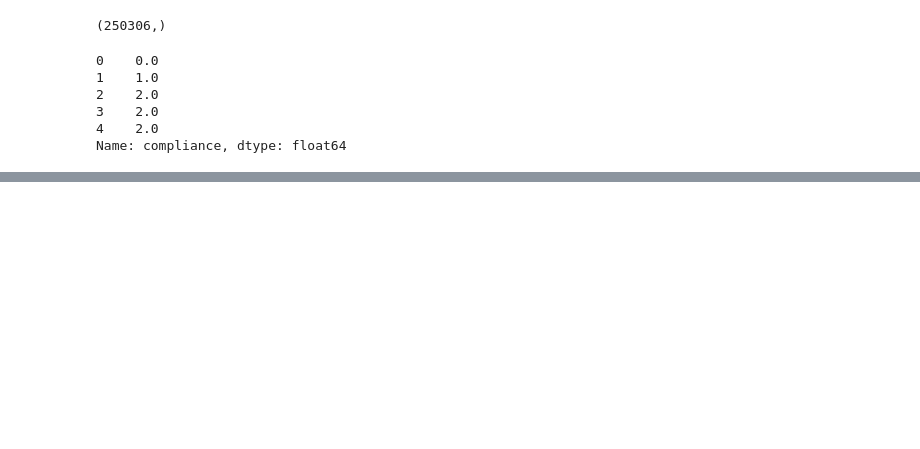
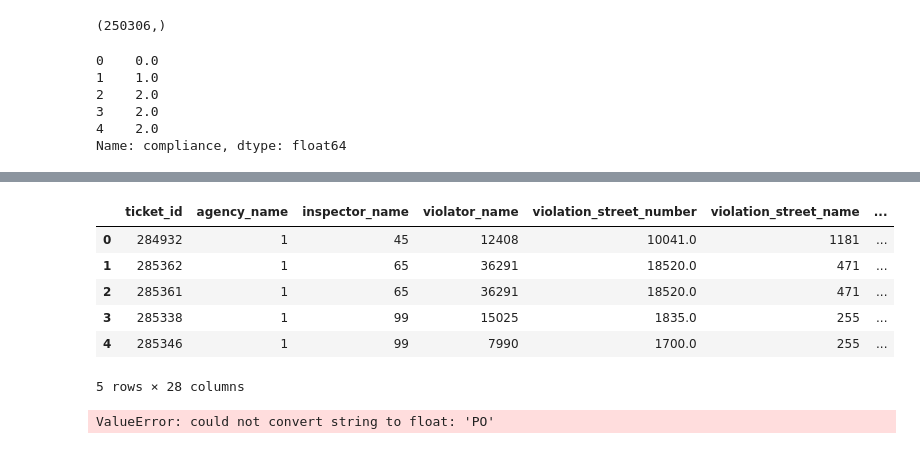
Before and after one commit to PavlovAS/coursera, a Jupyter notebook: Michigan_Python/Course_3_ML/Assignment_4.ipynb, the cells around one changed output, grey strips where cells are left out. Drawn from its saved outputs; the diff is of its cells as text; code cells hidden in the pictures; blank space fills up the shorter version.

```diff
--- a/Michigan_Python/Course_3_ML/Assignment_4.ipynb
+++ b/Michigan_Python/Course_3_ML/Assignment_4.ipynb
@@ -270,6 +323,8 @@ dtype: int64
 # %%
 X_encoded.mailing_address_str_number.fillna(value=0, inplace=True)
+test_df_encoded.mailing_address_str_number.fillna(value=0, inplace=True)
 
 X_encoded.drop(columns=['violation_zip_code'], inplace=True)
+test_df_encoded.drop(columns=['violation_zip_code'], inplace=True)
 
-X_encoded.fine_amount.fillna(value=0, inplace = True)
+X_encoded.fine_amount.fillna(value=0, inplace=True)
@@ -364,0 +455,15 @@ roc_auc_score(y_test_auc, y_predicted_auc)
+# %%
+test_df_encoded.head()
+# %% [output]
+|  | ticket_id | agency_name | inspector_name | violator_name | violation_street_number | violation_street_name | ... |
+| 0 | 284932 | 1 | 45 | 12408 | 10041.0 | 1181 | ... |
+| 1 | 285362 | 1 | 65 | 36291 | 18520.0 | 471 | ... |
+| 2 | 285361 | 1 | 65 | 36291 | 18520.0 | 471 | ... |
+| 3 | 285338 | 1 | 99 | 15025 | 1835.0 | 255 | ... |
+| 4 | 285346 | 1 | 99 | 7990 | 1700.0 | 255 | ... |
+5 rows × 28 columns
+# %%
+# predicting values for the test set
+y_test_predicted = clf.predict(test_df_encoded)
+# %% [output]
+ValueError: could not convert string to float: 'PO'
```
Also changed, not shown: parts of 26 cells of this notebook.
